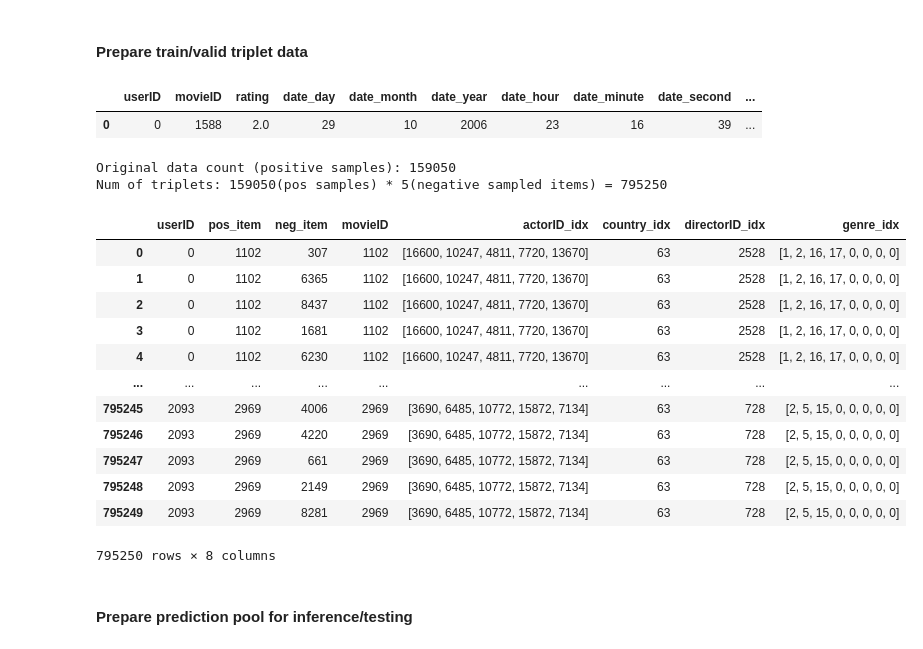
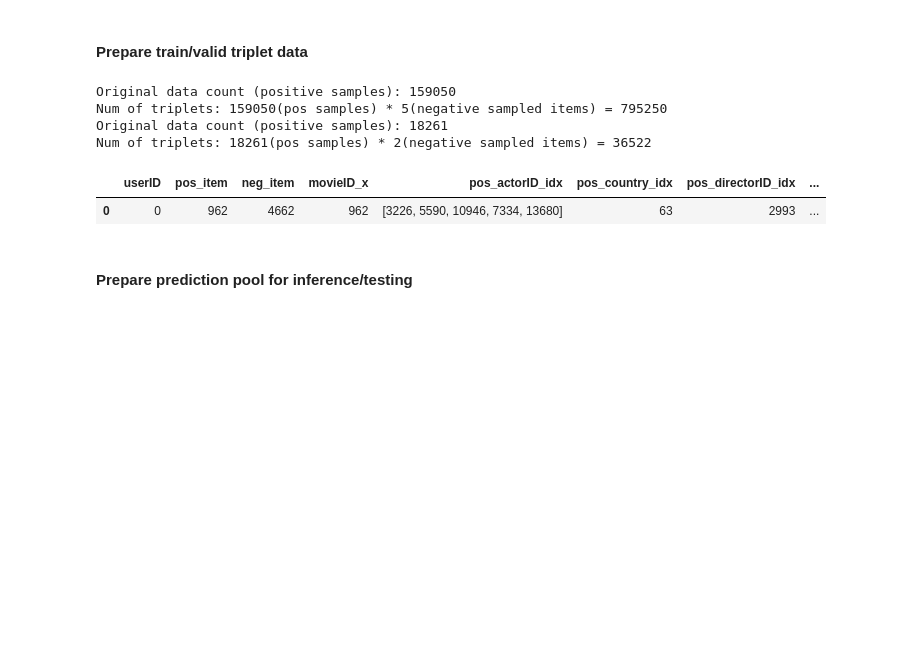
Before and after one commit to jeffery5bai/DPRecSys, a Jupyter notebook: experiments/gcn_cf_bpr_exp.ipynb, the cells around one changed output. Drawn from its saved outputs; the diff is of its cells as text; code cells hidden in the pictures; blank space fills up the shorter version.

```diff
--- a/experiments/gcn_cf_bpr_exp.ipynb
+++ b/experiments/gcn_cf_bpr_exp.ipynb
@@ -170,30 +170,17 @@ Edge Index: tensor([[   0,    0,    0,  ..., 2093, 2093, 2093],
         [1102, 1186,  670,  ..., 2835,  742, 2969]])
 # %% [markdown]
 #### Prepare train/valid triplet data
-# %%
-encoded_train_df.head(1)
-# %% [output]
-|  | userID | movieID | rating | date_day | date_month | date_year | date_hour | date_minute | date_second | ... |
-| 0 | 0 | 1588 | 2.0 | 29 | 10 | 2006 | 23 | 16 | 39 | ... |
 # %%
 train_triplet_df = experiment_data_preprocessor.prepare_triplet_df(encoded_train_df, k_negative_samples=5)
-train_triplet_df
+valid_triplet_df = experiment_data_preprocessor.prepare_triplet_df(encoded_valid_df, k_negative_samples=2)
+valid_triplet_df.head(1)
 # %% [output]
 Original data count (positive samples): 159050
 Num of triplets: 159050(pos samples) * 5(negative sampled items) = 795250
+Original data count (positive samples): 18261
+Num of triplets: 18261(pos samples) * 2(negative sampled items) = 36522
-|  | userID | pos_item | neg_item | movieID | actorID_idx | country_idx | directorID_idx | genre_idx |
-| 0 | 0 | 1102 | 307 | 1102 | [16600, 10247, 4811, 7720, 13670] | 63 | 2528 | [1, 2, 16, 17, 0, 0, 0, 0] |
-| 1 | 0 | 1102 | 6365 | 1102 | [16600, 10247, 4811, 7720, 13670] | 63 | 2528 | [1, 2, 16, 17, 0, 0, 0, 0] |
-| 2 | 0 | 1102 | 8437 | 1102 | [16600, 10247, 4811, 7720, 13670] | 63 | 2528 | [1, 2, 16, 17, 0, 0, 0, 0] |
-| 3 | 0 | 1102 | 1681 | 1102 | [16600, 10247, 4811, 7720, 13670] | 63 | 2528 | [1, 2, 16, 17, 0, 0, 0, 0] |
-| 4 | 0 | 1102 | 6230 | 1102 | [16600, 10247, 4811, 7720, 13670] | 63 | 2528 | [1, 2, 16, 17, 0, 0, 0, 0] |
-| ... | ... | ... | ... | ... | ... | ... | ... | ... |
-| 795245 | 2093 | 2969 | 4006 | 2969 | [3690, 6485, 10772, 15872, 7134] | 63 | 728 | [2, 5, 15, 0, 0, 0, 0, 0] |
-| 795246 | 2093 | 2969 | 4220 | 2969 | [3690, 6485, 10772, 15872, 7134] | 63 | 728 | [2, 5, 15, 0, 0, 0, 0, 0] |
-| 795247 | 2093 | 2969 | 661 | 2969 | [3690, 6485, 10772, 15872, 7134] | 63 | 728 | [2, 5, 15, 0, 0, 0, 0, 0] |
-| 795248 | 2093 | 2969 | 2149 | 2969 | [3690, 6485, 10772, 15872, 7134] | 63 | 728 | [2, 5, 15, 0, 0, 0, 0, 0] |
-| 795249 | 2093 | 2969 | 8281 | 2969 | [3690, 6485, 10772, 15872, 7134] | 63 | 728 | [2, 5, 15, 0, 0, 0, 0, 0] |
+|  | userID | pos_item | neg_item | movieID_x | pos_actorID_idx | pos_country_idx | pos_directorID_idx | ... |
+| 0 | 0 | 962 | 4662 | 962 | [3226, 5590, 10946, 7334, 13680] | 63 | 2993 | ... |
-795250 rows × 8 columns
 # %% [markdown]
 #### Prepare prediction pool for inference/testing
 # %%
```
Also changed, not shown: 3 other files.
